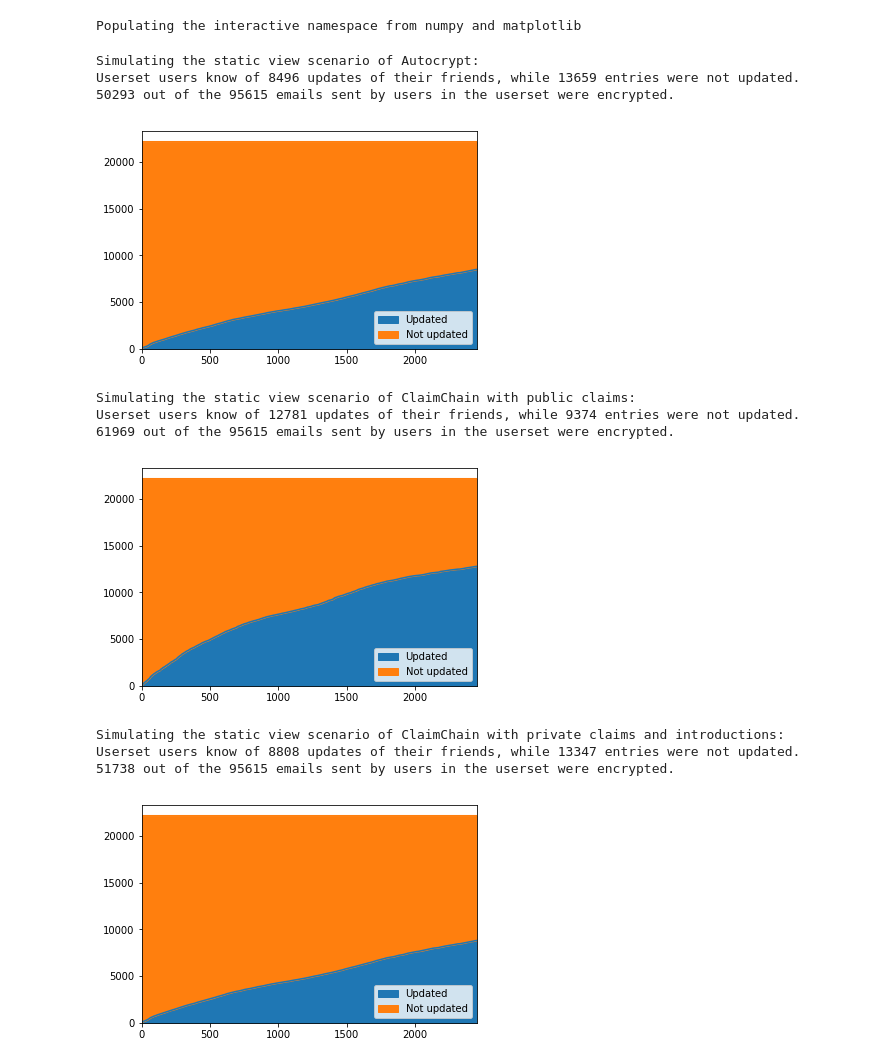
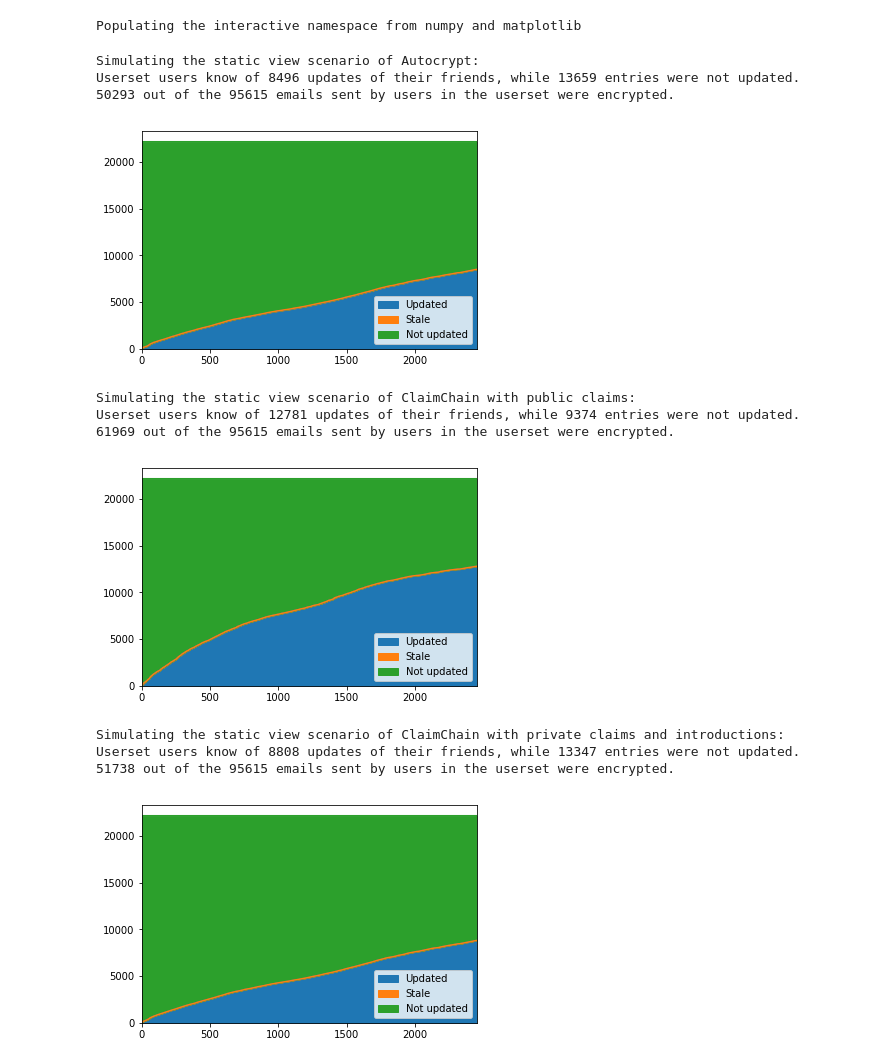
Before and after one commit to claimchain/claimchain-core, a Jupyter notebook: simulations/replay_log.ipynb, the cells around one changed output. Saved outputs shown, nothing was run; the diff lists cells and outputs as text; code cells hidden in the pictures.

```diff
--- a/simulations/replay_log.ipynb
+++ b/simulations/replay_log.ipynb
@@ -107,7 +107,7 @@ def eval_head_propagation(head_dict, social_graph, userset):
 
     return updated, stale, not_updated
 # %%
-'''Simulate static view of Autocrypt
+'''Simulate the static view of Autocrypt
 
 * Public and private recipients learn of the sender's latest head
 '''
@@ -119,7 +119,7 @@ enc_emails = 0
 total_sent_emails = 0
 
 cnt = 0
-df = pd.DataFrame(columns=('Updated', 'Not updated'))
+df = pd.DataFrame(columns=('Updated', 'Stale', 'Not updated'))
 
 for email in log:
     recipients = email.To | email.Cc | email.Bcc - {email.From}
@@ -136,37 +136,37 @@ for email in log:
                 # sent in clear text
                 if head_dict[(email.From, recipient)] == 0:
                     raise
             except:
                 enc_emails -= 1
                 break
 
     # For all recipients, update their dict entry for the sender
     for recipient in recipients:
         if email.From in userset:
             latest_head = head_dict[email.From, email.From]
         else:
             latest_head = 1
         head_dict[(recipient, email.From)] = latest_head
 
     if cnt % 100 == 0:
         updated, stale, not_updated = eval_head_propagation(head_dict, social_graph, userset)
-        df.loc[cnt / 100] = [updated + stale, not_updated]
+        df.loc[cnt / 100] = [updated, stale, not_updated]
 
     cnt += 1
 
 updated, stale, not_updated = eval_head_propagation(head_dict, social_graph, userset)
 print("Userset users know of %s updates of their friends, while %s entries were not updated."
       % (updated + stale, not_updated))
 print("%s out of the %s emails sent by users in the userset were encrypted." % (enc_emails, total_sent_emails))
 
 df.plot.area();
 # %% [output]
 Simulating the static view scenario of Autocrypt:
 Userset users know of 8496 updates of their friends, while 13659 entries were not updated.
 50293 out of the 95615 emails sent by users in the userset were encrypted.
-[figure, old version]
+[figure, new version]
 # %%
-'''Simulate static view of ClaimChain without privacy (providers mode)
+'''Simulate the static view of ClaimChain without privacy (providers mode)
 
 * Public and private recipients learn of the sender's latest head
 * Public and private recipients learn of the latest head of the friends of the sender
@@ -180,7 +180,7 @@ enc_emails = 0
 total_sent_emails = 0
 
 cnt = 0
-df = pd.DataFrame(columns=('Updated', 'Not updated'))
+df = pd.DataFrame(columns=('Updated', 'Stale', 'Not updated'))
 
 for email in log:
     recipients = email.To | email.Cc | email.Bcc - {email.From}
@@ -222,7 +222,7 @@ for email in log:
 
     if cnt % 100 == 0:
         updated, stale, not_updated = eval_head_propagation(head_dict, social_graph, userset)
-        df.loc[cnt / 100] = [updated + stale, not_updated]
+        df.loc[cnt / 100] = [updated, stale, not_updated]
 
     cnt += 1
 
@@ -237,9 +237,9 @@ df.plot.area();
 Simulating the static view scenario of ClaimChain with public claims:
 Userset users know of 12781 updates of their friends, while 9374 entries were not updated.
 61969 out of the 95615 emails sent by users in the userset were encrypted.
-[figure, old version]
+[figure, new version]
 # %%
-'''Simulate static view of ClaimChain with support for private claims (introduction mode)
+'''Simulate the static view of ClaimChain with support for private claims (introduction mode)
 
 * Public and private recipients learn of the sender's latest head
 * Sender grants access to public and private recipients to read the entries of public recipients in her ClaimChain
@@ -254,7 +254,7 @@ enc_emails = 0
 total_sent_emails = 0
 
 cnt = 0
-df = pd.DataFrame(columns=('Updated', 'Not updated'))
+df = pd.DataFrame(columns=('Updated', 'Stale', 'Not updated'))
 
 for email in log:
     public_recipients = email.To | email.Cc - {email.From}
@@ -307,7 +307,7 @@ for email in log:
 
     if cnt % 100 == 0:
         updated, stale, not_updated = eval_head_propagation(head_dict, social_graph, userset)
-        df.loc[cnt / 100] = [updated + stale, not_updated]
+        df.loc[cnt / 100] = [updated, stale, not_updated]
 
     cnt += 1
 
@@ -322,4 +322,4 @@ df.plot.area();
 Simulating the static view scenario of ClaimChain with private claims and introductions:
 Userset users know of 8808 updates of their friends, while 13347 entries were not updated.
 51738 out of the 95615 emails sent by users in the userset were encrypted.
-[figure, old version]
+[figure, new version]
```
Also changed, not shown: parts of 3 cells of this notebook.
